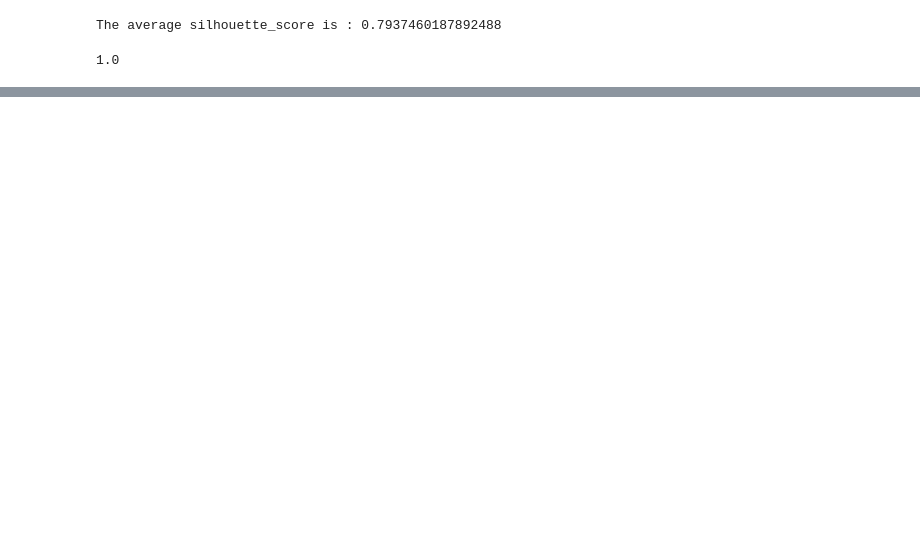
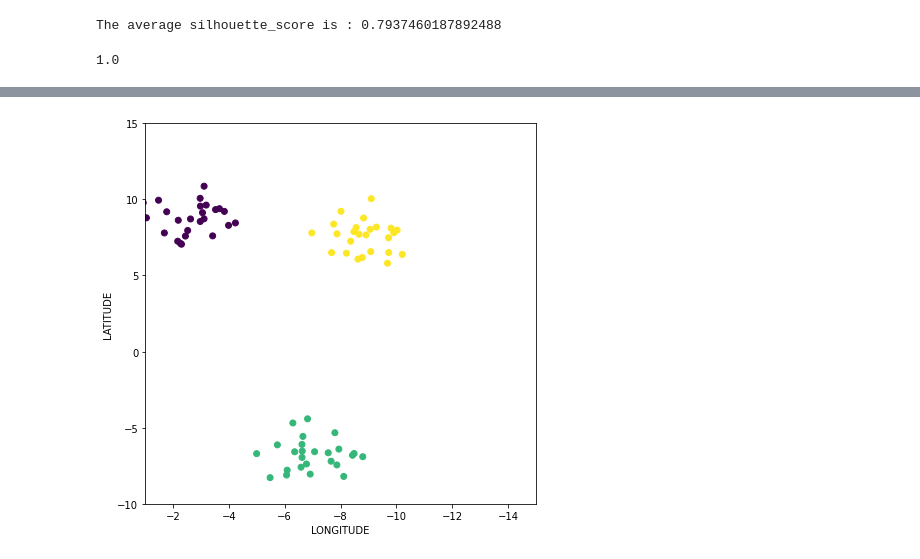
Before and after one commit to DSEI21000-S21/project-clustering-geological-samples, a Jupyter notebook: Project_notebook_final_JatinJain.ipynb, the cells around one changed output, grey strips where cells are left out. Drawn from its saved outputs; the diff is of its cells as text; code cells hidden in the pictures; blank space fills up the shorter version.

```diff
--- a/Project_notebook_final_JatinJain.ipynb
+++ b/Project_notebook_final_JatinJain.ipynb
@@ -955,0 +1058,10 @@ sns.lmplot("X", "y", data = df1, fit_reg = False, hue = "clusters_dbscan", size
+# %%
+plt.subplots(figsize = (7,7))
+plt.scatter(df1['X'], df1['y'], c=df1['clusters_dbscan'])
+plt.xlim(-1, -15)
+plt.ylim(-10,15)
+plt.xlabel('LONGITUDE')
+plt.ylabel('LATITUDE')
+plt.show()
+# %% [output]
+[figure, added]
```
Also changed, not shown: parts of 12 cells of this notebook.
